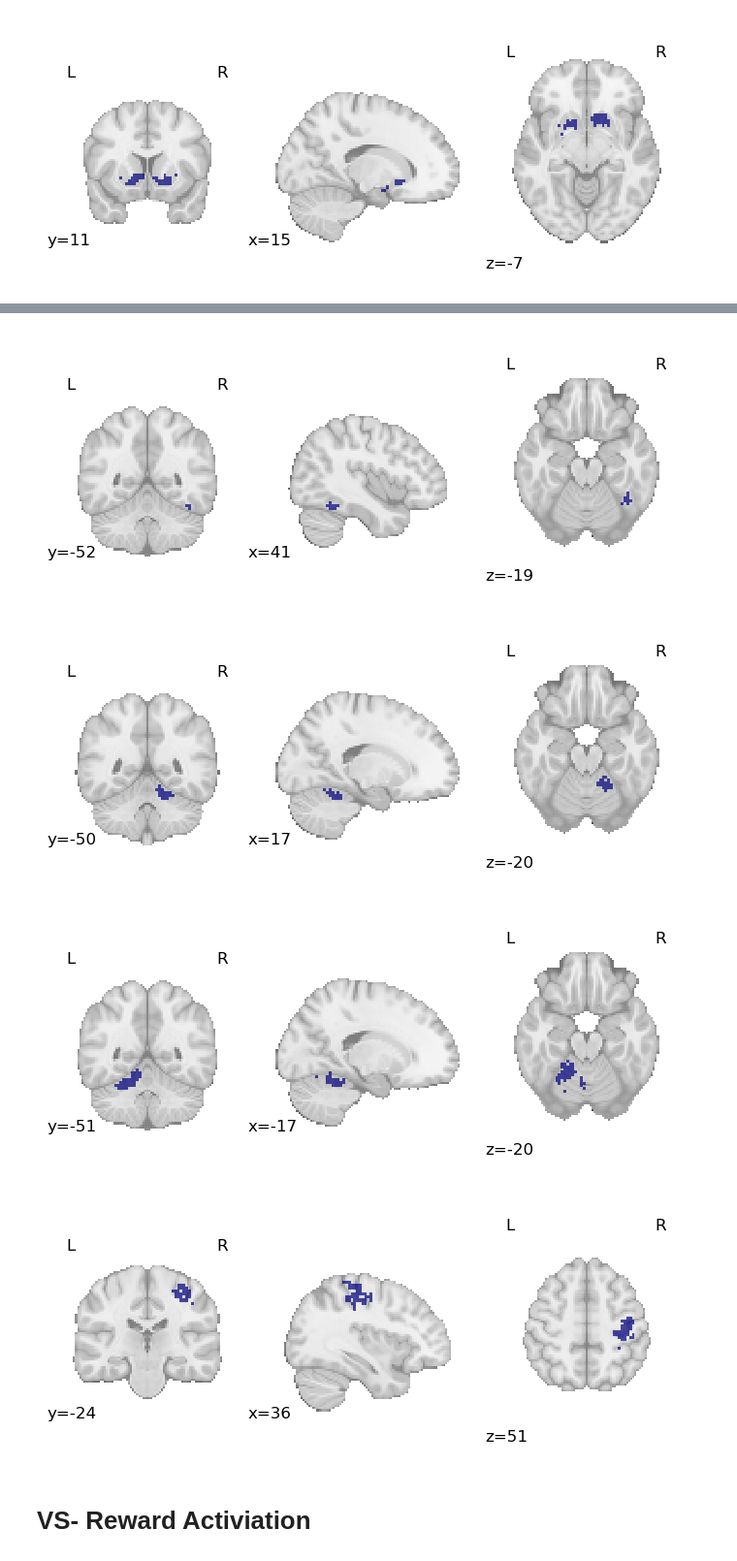
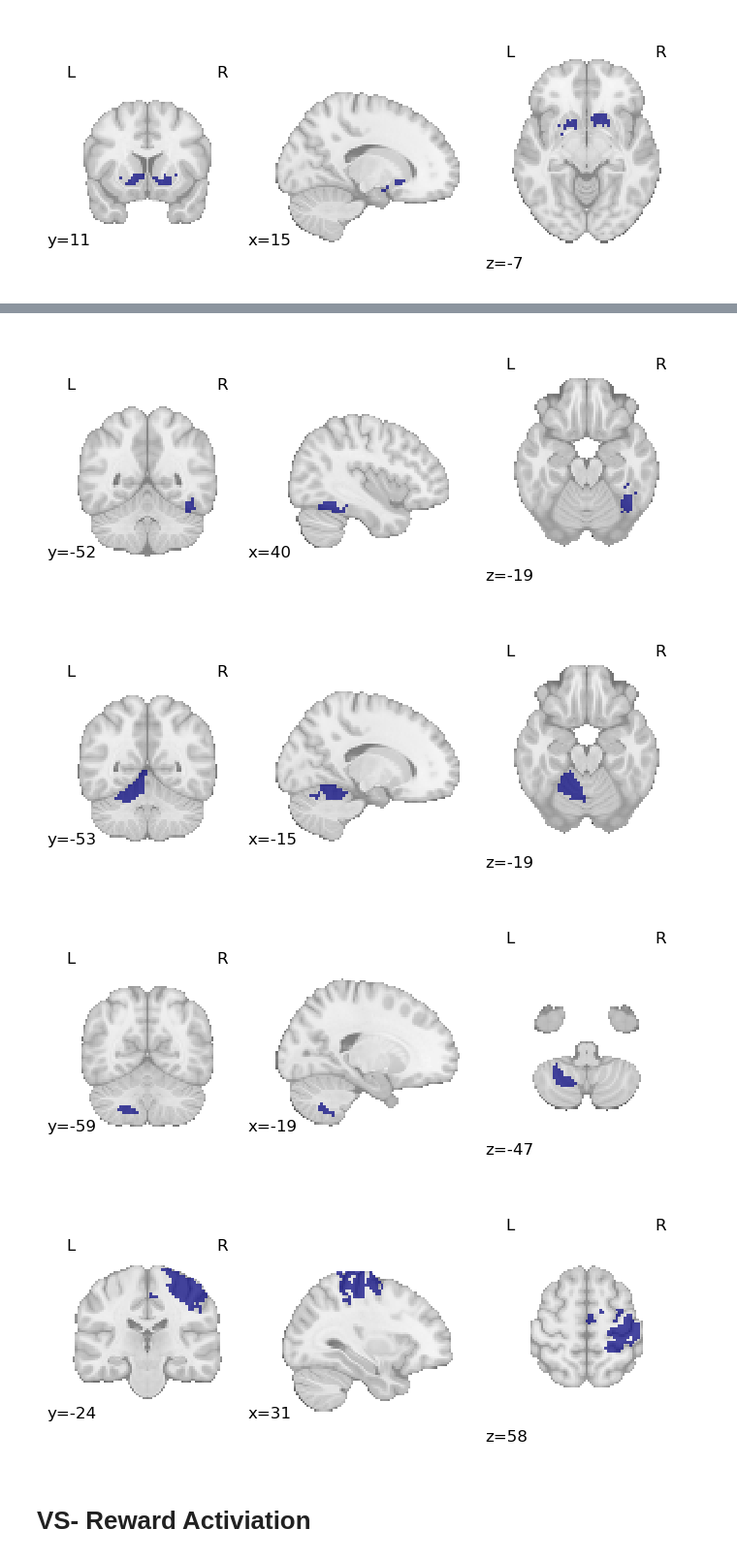
Before and after one commit to DVS-Lab/rf1-mbme-pilot, a Jupyter notebook: code/Zstat_analysis&figures.ipynb, the cells around one changed output, grey strips where cells are left out. Shown at 97% size. Saved outputs shown, nothing was run; the diff lists cells and outputs as text; code cells hidden in the pictures.

```diff
--- a/code/Zstat_analysis&figures.ipynb
+++ b/code/Zstat_analysis&figures.ipynb
@@ -94,35 +94,35 @@ plt.show()
 # %%
 from nilearn import  image
 #Striatum Mask
 if 1==1:
     VS_mask='../masks/ROI-VS_cname-prereg.nii.gz'
     rstr_mask='../masks/fROI-RVS_cname-RewVsPun_zstat-1.nii.gz'
     lstr_mask='../masks/fROI-LVS_cname-RewVsPun_zstat-1.nii.gz'
     pfc_mask='../masks/fROI-vmPFC_cname-RewVsPun_zstat-1.nii.gz'
-    FFA_mask='../masks/FFA_voxel-thresh-mask.nii.gz'
-    sCerb_mask='../masks/right-cerb_voxel-thresh.nii.gz'
-    iCerb_mask='../masks/left-cerb_voxel-thresh.nii.gz'
-    motor_mask='../masks/right-motor_voxel-thresh.nii.gz'
+    FFA_mask='../masks/fROI-FFA_cname-StrVsComp_zstat-1.nii.gz'#'../masks/FFA_voxel-thresh-mask.nii.gz'
+    sCerb_mask='../masks/fROI-sCerb_cname-LeftVsRight_zstat-1.nii.gz'#'../masks/right-cerb_voxel-thresh.nii.gz'
+    iCerb_mask='../masks/fROI-iCerb_cname-LeftVsRight_zstat-1.nii.gz'#'../masks/left-cerb_voxel-thresh.nii.gz'
+    motor_mask='../masks/fROI-Motor_cname-LeftVsRight_zstat-1.nii.gz'#'../masks/right-motor_voxel-thresh.nii.gz'
     mask_list=[VS_mask,rstr_mask,lstr_mask,pfc_mask,FFA_mask,sCerb_mask,iCerb_mask,motor_mask]
 
     for mask in mask_list:
         str_mask=NiftiMasker(mask_img=mask)
         #mask_name=re.search('ROI-(.*)_cname',mask).group(1)
         #print(mask_name)
         mask_name='unknown'
         plotting.plot_roi(mask,draw_cross=False)
         plt.savefig("../derivatives/figures/assets/mask_%s.svg"%(mask_name))
         plt.show()
 mask_list=[F_VS,VS_mask,rstr_mask,lstr_mask,pfc_mask,FFA_mask,sCerb_mask,iCerb_mask,motor_mask]
 # %% [output]
 [figure]
 [figure]
 [figure]
 [figure]
-[figure, old version]
+[figure, new version]
-[figure, old version]
+[figure, new version]
-[figure, old version]
+[figure, new version]
-[figure, old version]
+[figure, new version]
 # %% [markdown]
 # VS- Reward Activiation
 # %%
```
Also changed, not shown: parts of 17 cells of this notebook, 13 other files.
